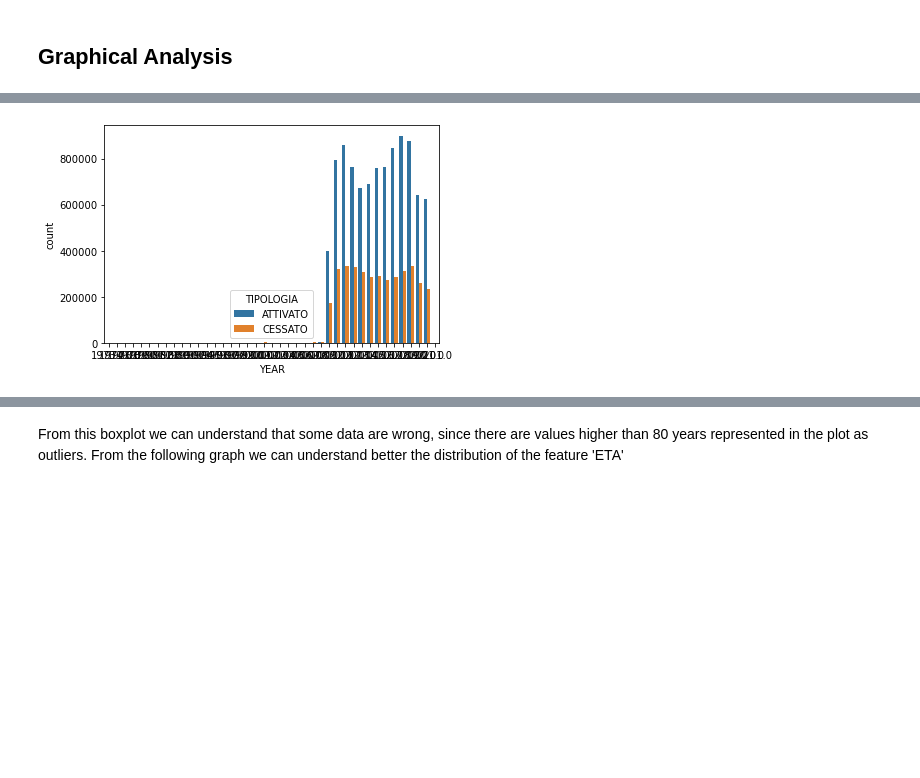
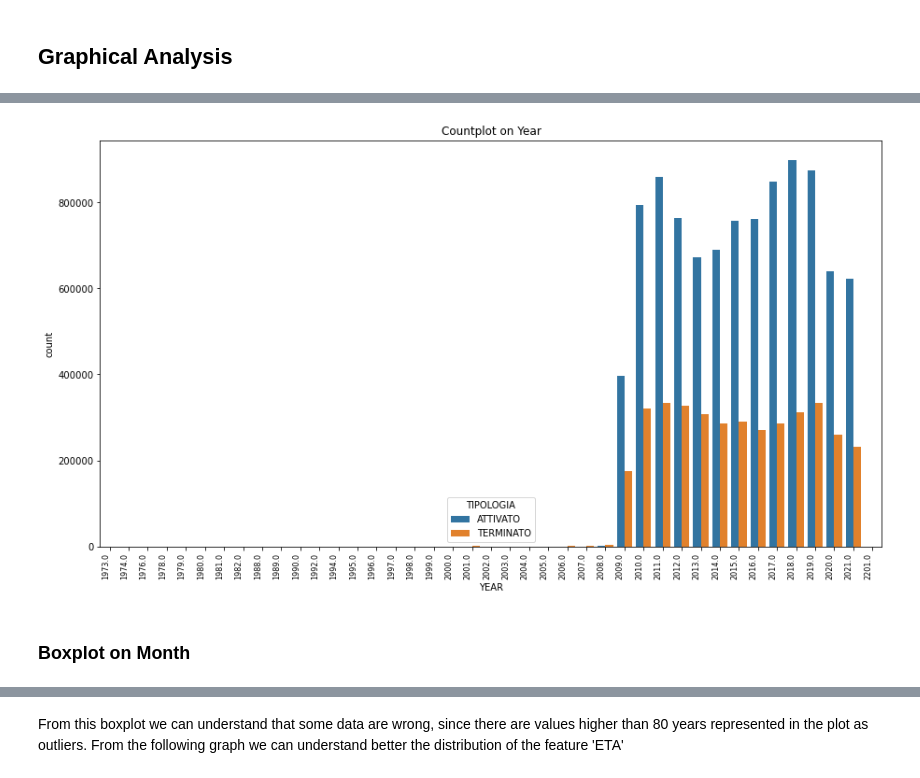
Before and after one commit to Smagia/DSB-ABB, a Jupyter notebook: DataScience_Lab1.ipynb, the cells around one changed output, grey strips where cells are left out. Cells and saved outputs as stored; diff of their text form; code cells hidden in the pictures; blank space fills up the shorter version.

```diff
--- a/DataScience_Lab1.ipynb
+++ b/DataScience_Lab1.ipynb
@@ -29,2 +37,4 @@ activated_work = pd.read_csv("Rapporti_di_lavoro_attivati.csv")
 # %%
-ceased_work = pd.read_csv("Rapporti_di_lavoro_cessati.csv")
+# Loading and showing the second dataset
+terminated_work = pd.read_csv("Rapporti_di_lavoro_cessati.csv")
+terminated_work.head()
@@ -104,0 +137,3 @@ From the dataset head we can understand that the dataset contains 9 features:
+# %%
+activated_work.rename(columns={'ITALIANO':'NAZIONALITA'}, inplace=True)
+terminated_work.rename(columns={'ITALIANO':'NAZIONALITA'}, inplace=True)
@@ -189,2 +208,3 @@ ceased_work.rename(columns={'ITALIANO':'NAZIONALITA'}, inplace=True)
 # %%
 activated_work['TIPOLOGIA'] = 'ATTIVATO'
+terminated_work['TIPOLOGIA'] = 'TERMINATO'
@@ -193,8 +211,8 @@ ceased_work['TIPOLOGIA'] = 'CESSATO'
 # %%
-total = [activated_work, ceased_work]
+total = [activated_work, terminated_work]
 
 result = pd.concat(total)
 
-result_df = pd.DataFrame(result)
+result_df = pd.DataFrame(result) #check if redundant
 # %% [markdown]
 ## Graphical Analysis
@@ -216,6 +239,10 @@ plt.show()
 # %%
 ax = sb.countplot(data=tempDF, x='YEAR', hue = 'TIPOLOGIA')
-#todo
+ax.set_title("Countplot on Year")
+ax.set_xticklabels(ax.get_xticklabels(), rotation=90, ha="right", size="8")
+plt.gcf().set_size_inches(15, 8)
 plt.show()
+#TODO: fix year label shown as float
+#TODO: add description distribution: most entries are between 2009 and 2021
 # %% [output]
-[figure, old version]
+[figure, new version]
@@ -224 +249,3 @@ plt.show()
+# %% [markdown]
+### Boxplot on Month
 # %%
```
Also changed, not shown: parts of 73 cells of this notebook.
